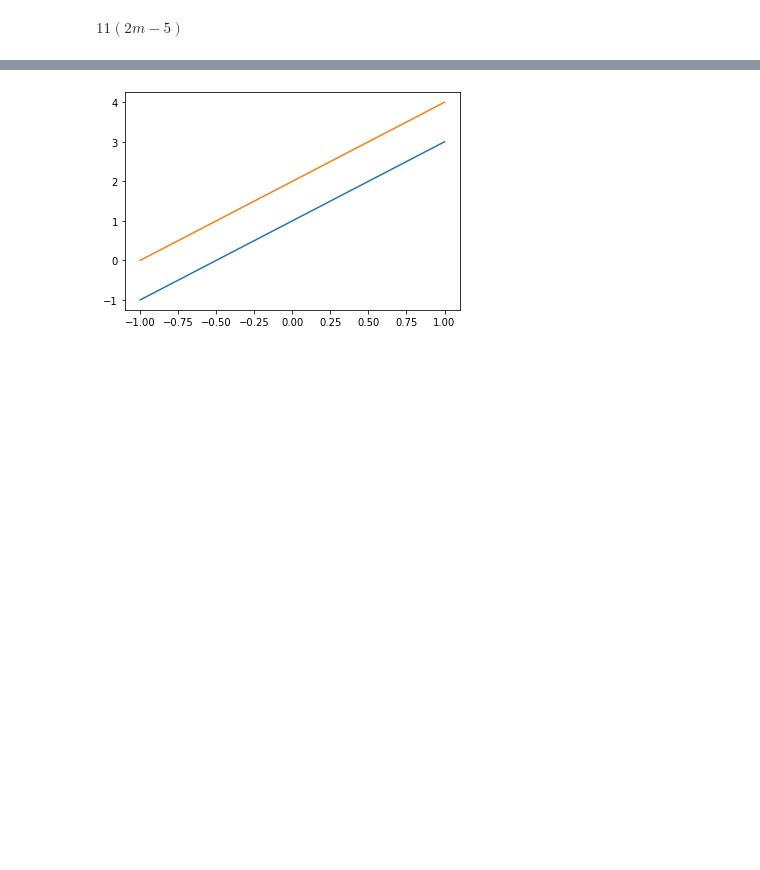
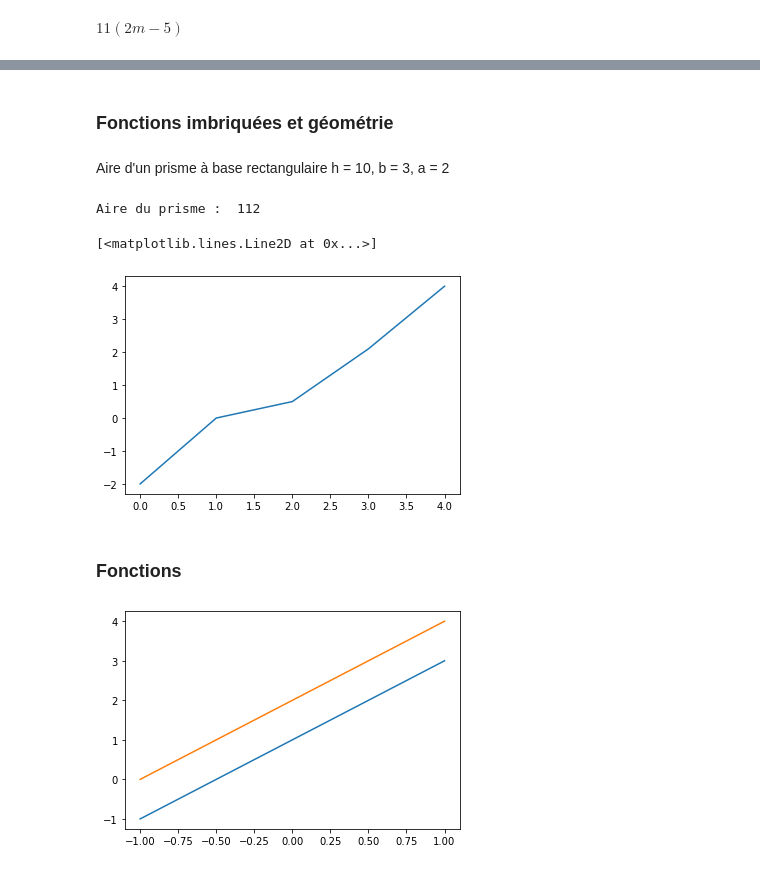
Before and after one commit to olivecha/Formation_Python_2021, a Jupyter notebook: Cours8/Examples_secondaire3.ipynb, the cells around one changed output, grey strips where cells are left out. Saved outputs shown, nothing was run; the diff lists cells and outputs as text; code cells hidden in the pictures; blank space fills up the shorter version.

```diff
--- a/Cours8/Examples_secondaire3.ipynb
+++ b/Cours8/Examples_secondaire3.ipynb
@@ -235,0 +252,2 @@ $\displaystyle 11 \left(2 m - 5\right)$
+# %% [markdown]
+### Fonctions imbriquées et géométrie
@@ -235,0 +268,11 @@ $\displaystyle 11 \left(2 m - 5\right)$
+# %% [markdown]
+Aire d'un prisme à base rectangulaire h = 10, b = 3, a = 2
+# %%
+h, b, a = 10, 3, 2
+
+aire_base = aire_rectangle(b, a)
+perimetre_base = perimetre_rectangle(b, a)
+A_prisme = aire_prisme(h, perimetre_base, aire_base)
+print('Aire du prisme : ', A_prisme)
+# %% [output]
+Aire du prisme :  112
@@ -236,3 +281,10 @@ $\displaystyle 11 \left(2 m - 5\right)$
+# %%
+tracer([-2, 0, 0.5, 2.1, 4])
+# %% [output]
+[<matplotlib.lines.Line2D at 0x...>]
+[figure, added]
+# %% [markdown]
+### Fonctions
 # %%
 def f(x):
     y = 1/x
```
Also changed, not shown: parts of 5 cells of this notebook, 1 other file.
